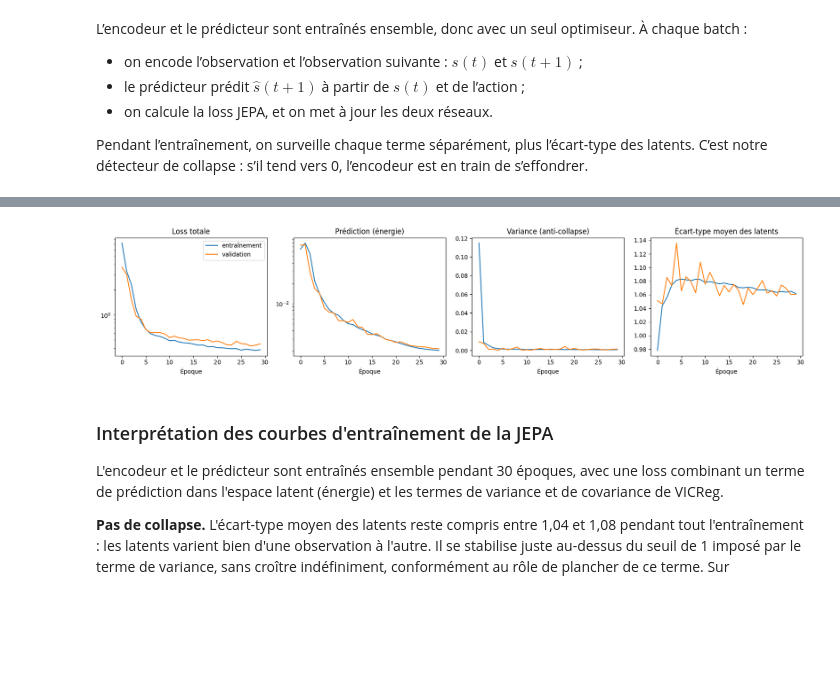
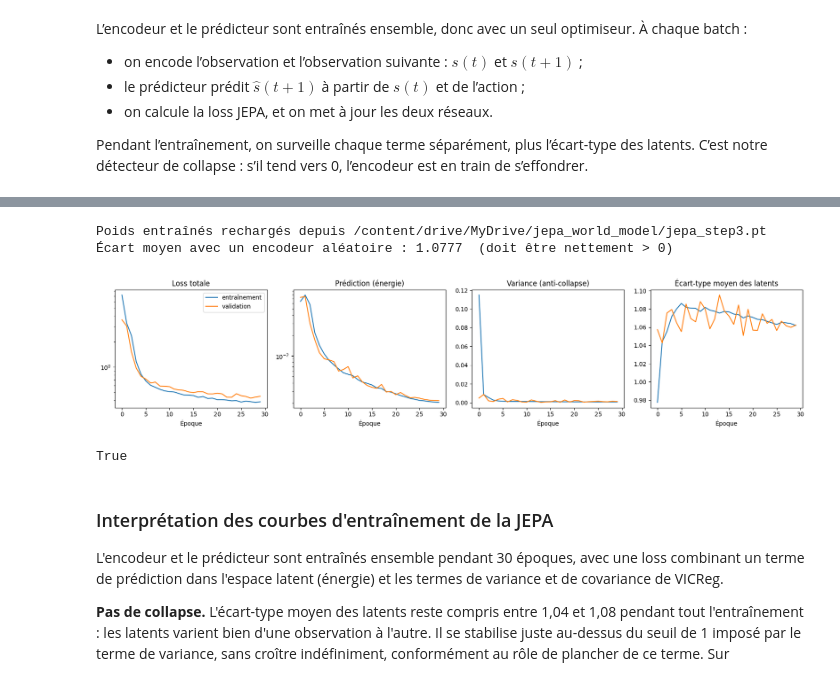
Before and after one commit to Faj1223/Cognitively-Inspired-Energy-Based-World-Models, a Jupyter notebook: notebooks/WM_step3.ipynb, the cells around one changed output, grey strips where cells are left out. Cells and saved outputs as stored; diff of their text form; code cells hidden in the pictures; blank space fills up the shorter version.

```diff
--- a/notebooks/WM_step3.ipynb
+++ b/notebooks/WM_step3.ipynb
@@ -606,8 +606,17 @@ Loss totale : 49.533
 Termes      : prédiction 0.0018 | variance 1.980 | covariance 0.0000
 Écart-type moyen des latents : 0.0021
 # %%
+import os, json
 from google.colab import drive
+
 drive.mount("/content/drive")
-SAVE_PATH = "/content/drive/MyDrive/jepa_step3.pt"
+
+PROJECT_DIR = "/content/drive/MyDrive/jepa_world_model"
+FIG_DIR = f"{PROJECT_DIR}/figures"
+os.makedirs(FIG_DIR, exist_ok=True)
+
+MODEL_PATH = f"{PROJECT_DIR}/jepa_step3.pt"
+HISTORY_PATH = f"{PROJECT_DIR}/history.json"
+print("Dossier du projet :", PROJECT_DIR)
 # %% [output]
 Mounted at /content/drive
@@ -714,18 +717,49 @@ predictor.load_state_dict(checkpoint["predictor"])
+# %%
+# chargement des poids entraînés depuis le Drive.
+
+checkpoint = torch.load(MODEL_PATH, map_location=device)
+encoder = Encoder().to(device)
+predictor = Predictor().to(device)
+encoder.load_state_dict(checkpoint["encoder"])
+predictor.load_state_dict(checkpoint["predictor"])
+encoder.eval(); predictor.eval()
+print("Poids entraînés rechargés depuis", MODEL_PATH)
+
+# Contrôle : un encodeur entraîné ne devrait pas donner le même latent qu'un encodeur aléatoire.
+torch.manual_seed(SEED)
+_check_rand = Encoder().to(device)
+_obs, _, _ = next(iter(train_loader))
+with torch.no_grad():
+    _d = (encoder(_obs.to(device)) - _check_rand(_obs.to(device))).abs().mean().item()
+print(f"Écart moyen avec un encodeur aléatoire : {_d:.4f}  (doit être nettement > 0)")
+# %% [output]
+Poids entraînés rechargés depuis /content/drive/MyDrive/jepa_world_model/jepa_step3.pt
+Écart moyen avec un encodeur aléatoire : 1.0777  (doit être nettement > 0)
+# %%
+with open(HISTORY_PATH) as f:
+    history = json.load(f)
 # %%
+#Courbes d'apprentissage (sauvegardées en PNG)
 metrics = ["loss", "pred", "var", "std"]
 titles = ["Loss totale", "Prédiction (énergie)", "Variance (anti-collapse)", "Écart-type moyen des latents"]
 
 fig, axes = plt.subplots(1, 4, figsize=(17, 3.8))
 for ax, key, title in zip(axes, metrics, titles):
     ax.plot([m[key] for m in history["train"]], label="entraînement")
     ax.plot([m[key] for m in history["val"]], label="validation")
     ax.set_title(title); ax.set_xlabel("Époque")
     if key in ("loss", "pred"):
         ax.set_yscale("log")
 axes[0].legend()
-plt.tight_layout(); plt.show()
+plt.tight_layout()
+plt.savefig(f"{FIG_DIR}/jepa_training.png", dpi=150, bbox_inches="tight")
+plt.show()
 # %% [output]
-[figure, old version]
+[figure, new version]
+# %%
+print(os.path.exists(f"{FIG_DIR}/jepa_training.png"))
+# %% [output]
+True
 # %% [markdown]
 ### Interprétation des courbes d'entraînement de la JEPA
 
```
Also changed, not shown: parts of 46 cells of this notebook, 1 other file.
